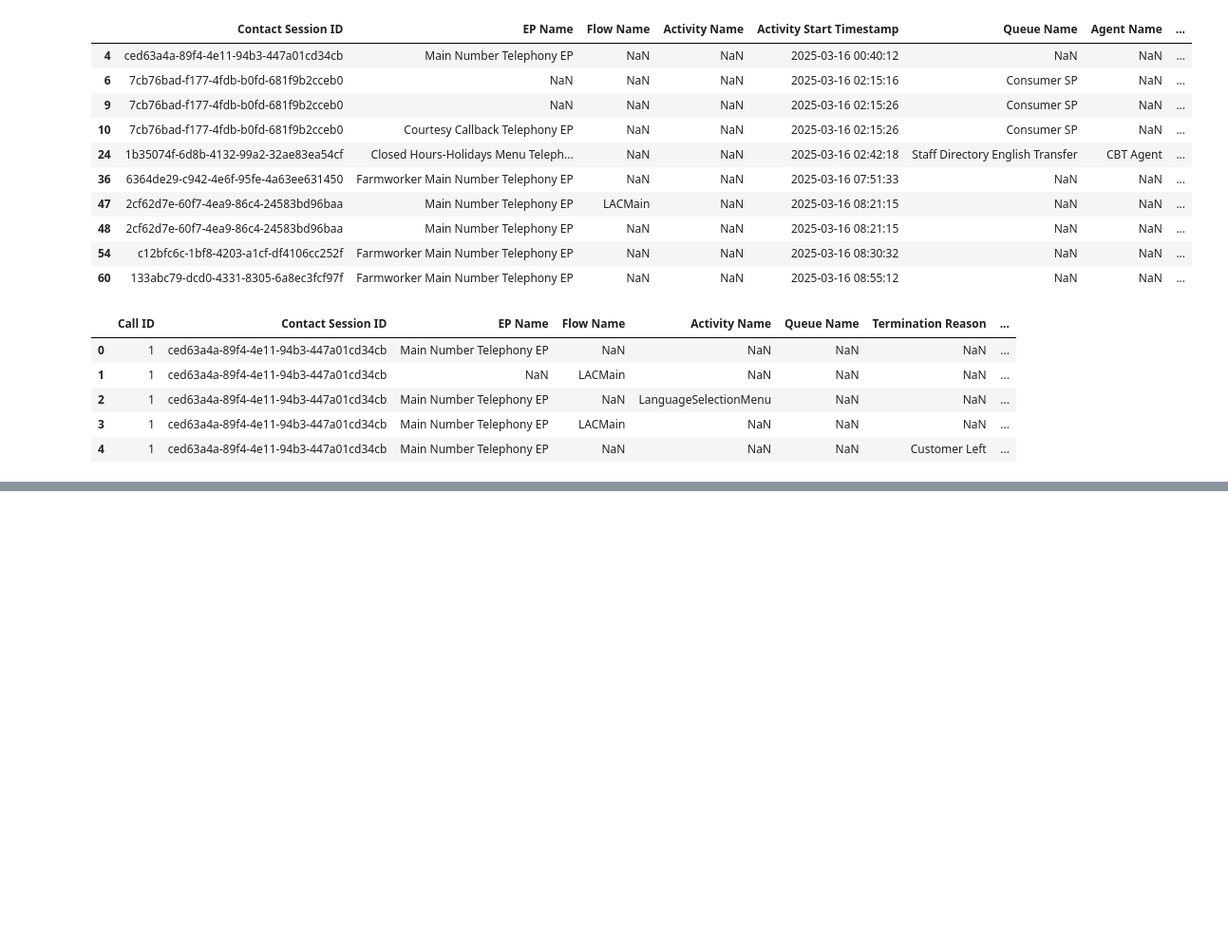
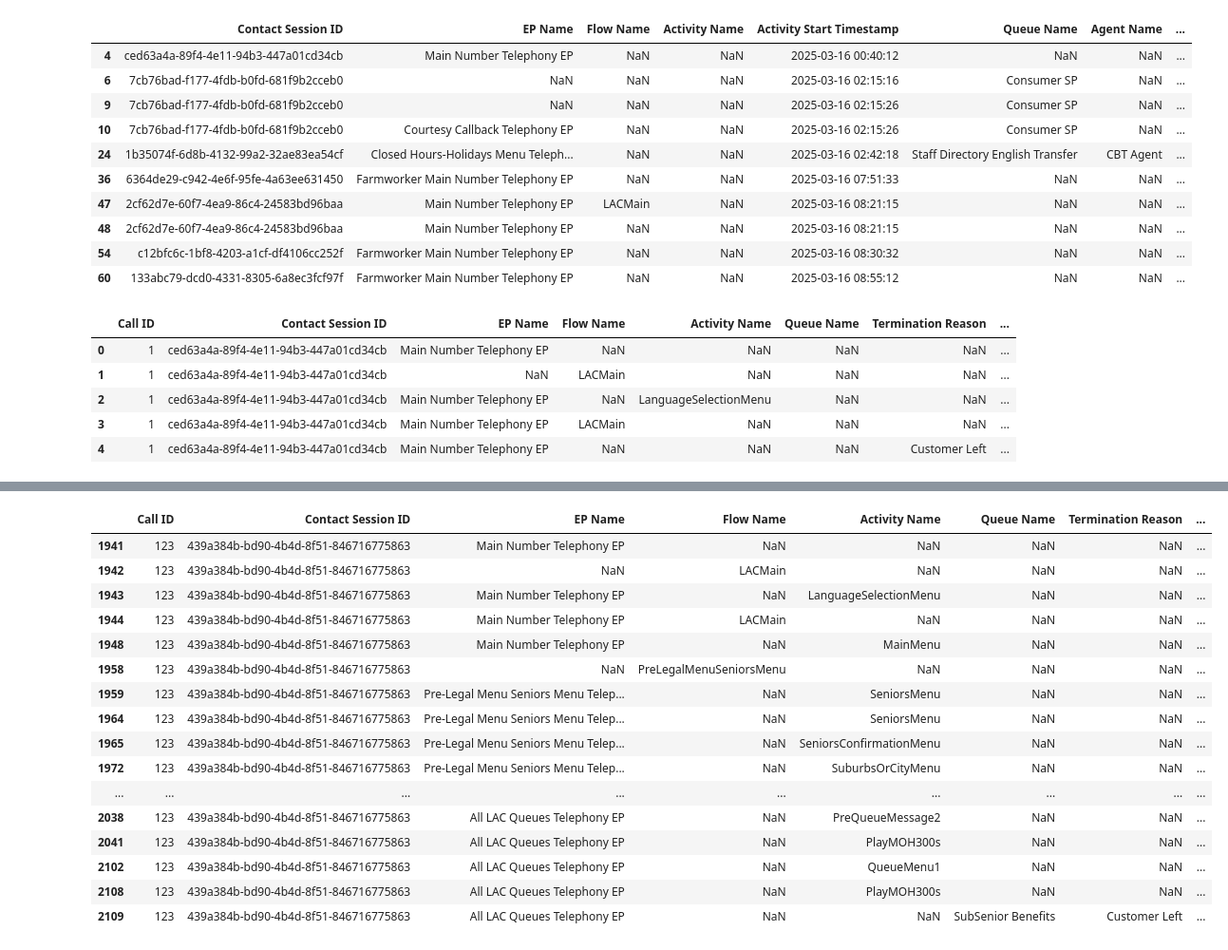
Before and after one commit to arvindkrishna87/STAT390_LegalAid_Fall2025, a Jupyter notebook: Code/Verbiage analysis/Meera Trivedi/Customer Abandonment_Oct20_Meera.ipynb, the cells around one changed output, grey strips where cells are left out. Shown at 95% size. Saved outputs shown, nothing was run; the diff lists cells and outputs as text; code cells hidden in the pictures; blank space fills up the shorter version.

```diff
--- a/Code/Verbiage analysis/Meera Trivedi/Customer Abandonment_Oct20_Meera.ipynb
+++ b/Code/Verbiage analysis/Meera Trivedi/Customer Abandonment_Oct20_Meera.ipynb
@@ -129,0 +292,20 @@ calls_customer_left.head(5)
+# %%
+calls_customer_left[calls_customer_left["Call ID"] == 123]
+# %% [output]
+|  | Call ID | Contact Session ID | EP Name | Flow Name | Activity Name | Queue Name | Termination Reason | ... |
+| 1941 | 123 | 439a384b-bd90-4b4d-8f51-846716775863 | Main Number Telephony EP | NaN | NaN | NaN | NaN | ... |
+| 1942 | 123 | 439a384b-bd90-4b4d-8f51-846716775863 | NaN | LACMain | NaN | NaN | NaN | ... |
+| 1943 | 123 | 439a384b-bd90-4b4d-8f51-846716775863 | Main Number Telephony EP | NaN | LanguageSelectionMenu | NaN | NaN | ... |
+| 1944 | 123 | 439a384b-bd90-4b4d-8f51-846716775863 | Main Number Telephony EP | LACMain | NaN | NaN | NaN | ... |
+| 1948 | 123 | 439a384b-bd90-4b4d-8f51-846716775863 | Main Number Telephony EP | NaN | MainMenu | NaN | NaN | ... |
+| 1958 | 123 | 439a384b-bd90-4b4d-8f51-846716775863 | NaN | PreLegalMenuSeniorsMenu | NaN | NaN | NaN | ... |
+| 1959 | 123 | 439a384b-bd90-4b4d-8f51-846716775863 | Pre-Legal Menu Seniors Menu Telep... | NaN | SeniorsMenu | NaN | NaN | ... |
+| 1964 | 123 | 439a384b-bd90-4b4d-8f51-846716775863 | Pre-Legal Menu Seniors Menu Telep... | NaN | SeniorsMenu | NaN | NaN | ... |
+| 1965 | 123 | 439a384b-bd90-4b4d-8f51-846716775863 | Pre-Legal Menu Seniors Menu Telep... | NaN | SeniorsConfirmationMenu | NaN | NaN | ... |
+| 1972 | 123 | 439a384b-bd90-4b4d-8f51-846716775863 | Pre-Legal Menu Seniors Menu Telep... | NaN | SuburbsOrCityMenu | NaN | NaN | ... |
+| ... | ... | ... | ... | ... | ... | ... | ... | ... |
+| 2038 | 123 | 439a384b-bd90-4b4d-8f51-846716775863 | All LAC Queues Telephony EP | NaN | PreQueueMessage2 | NaN | NaN | ... |
+| 2041 | 123 | 439a384b-bd90-4b4d-8f51-846716775863 | All LAC Queues Telephony EP | NaN | PlayMOH300s | NaN | NaN | ... |
+| 2102 | 123 | 439a384b-bd90-4b4d-8f51-846716775863 | All LAC Queues Telephony EP | NaN | QueueMenu1 | NaN | NaN | ... |
+| 2108 | 123 | 439a384b-bd90-4b4d-8f51-846716775863 | All LAC Queues Telephony EP | NaN | PlayMOH300s | NaN | NaN | ... |
+| 2109 | 123 | 439a384b-bd90-4b4d-8f51-846716775863 | All LAC Queues Telephony EP | NaN | NaN | SubSenior Benefits | Customer Left | ... |
```
Also changed, not shown: parts of 26 cells of this notebook.
